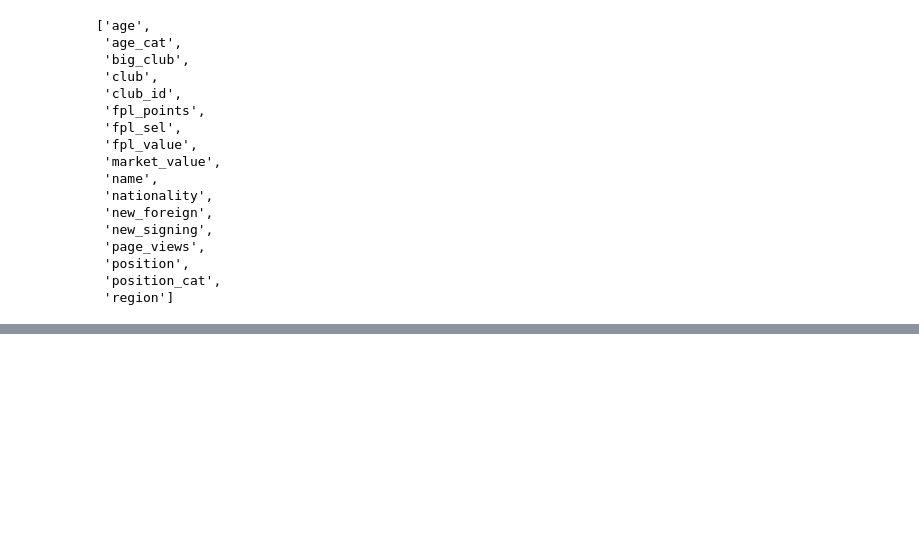
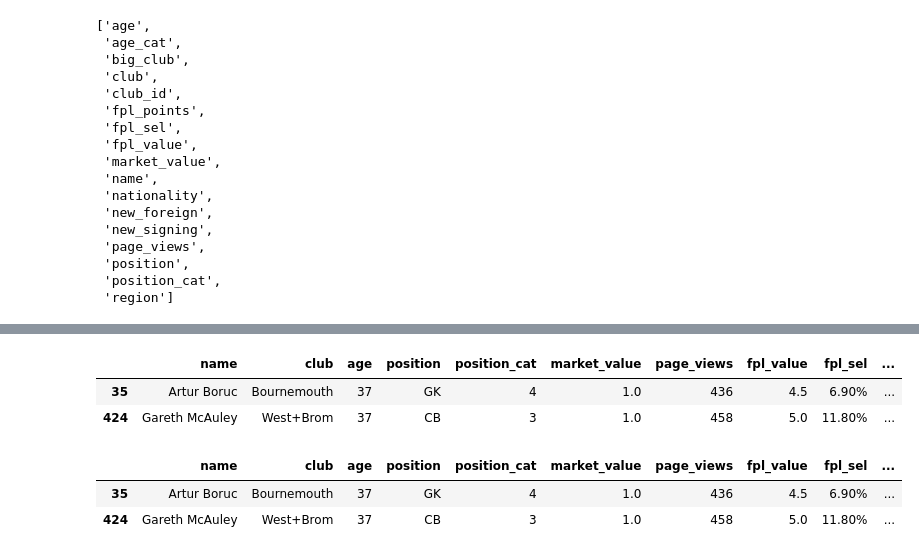
Before and after one commit to junio-firmino/Aprendizado_python, a Jupyter notebook: soccer.ipynb, the cells around one changed output, grey strips where cells are left out. Drawn from its saved outputs; the diff is of its cells as text; code cells hidden in the pictures; blank space fills up the shorter version.

```diff
--- a/soccer.ipynb
+++ b/soccer.ipynb
@@ -270,0 +308,12 @@ sorted(players.columns)
+# %%
+players.loc[players.age.isin([37])]
+# %% [output]
+|  | name | club | age | position | position_cat | market_value | page_views | fpl_value | fpl_sel | ... |
+| 35 | Artur Boruc | Bournemouth | 37 | GK | 4 | 1.0 | 436 | 4.5 | 6.90% | ... |
+| 424 | Gareth McAuley | West+Brom | 37 | CB | 3 | 1.0 | 458 | 5.0 | 11.80% | ... |
+# %%
+players.get(players.age.isin([37]))
+# %% [output]
+|  | name | club | age | position | position_cat | market_value | page_views | fpl_value | fpl_sel | ... |
+| 35 | Artur Boruc | Bournemouth | 37 | GK | 4 | 1.0 | 436 | 4.5 | 6.90% | ... |
+| 424 | Gareth McAuley | West+Brom | 37 | CB | 3 | 1.0 | 458 | 5.0 | 11.80% | ... |
```
Also changed, not shown: parts of 7 cells of this notebook.
